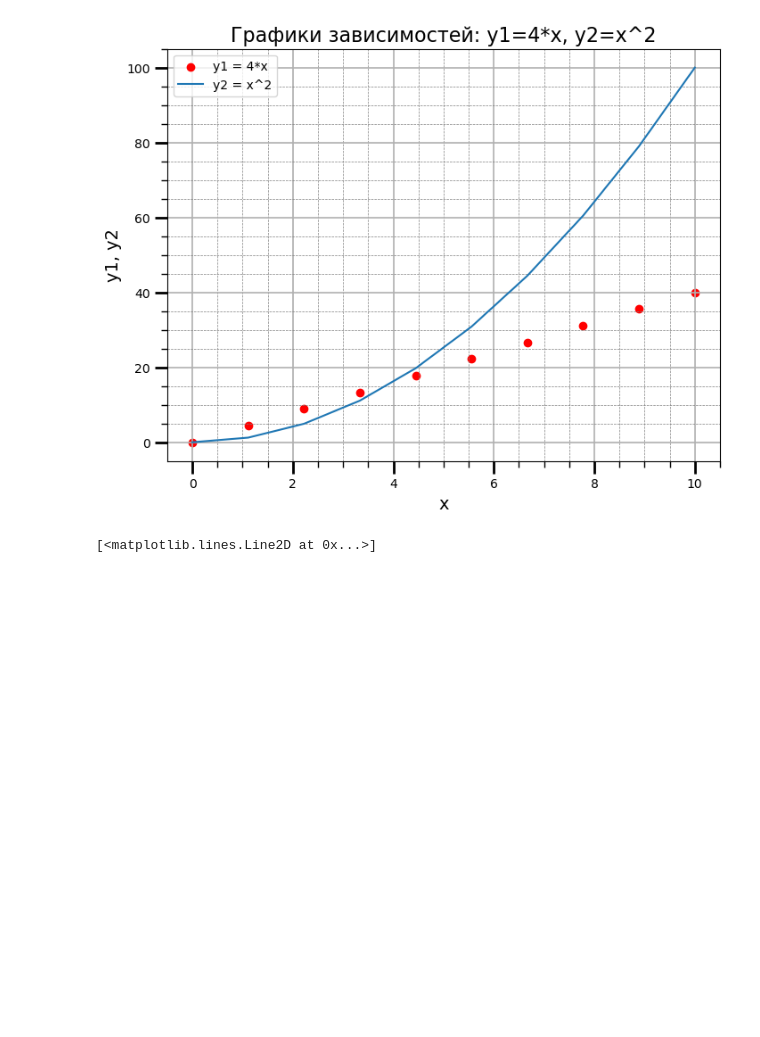
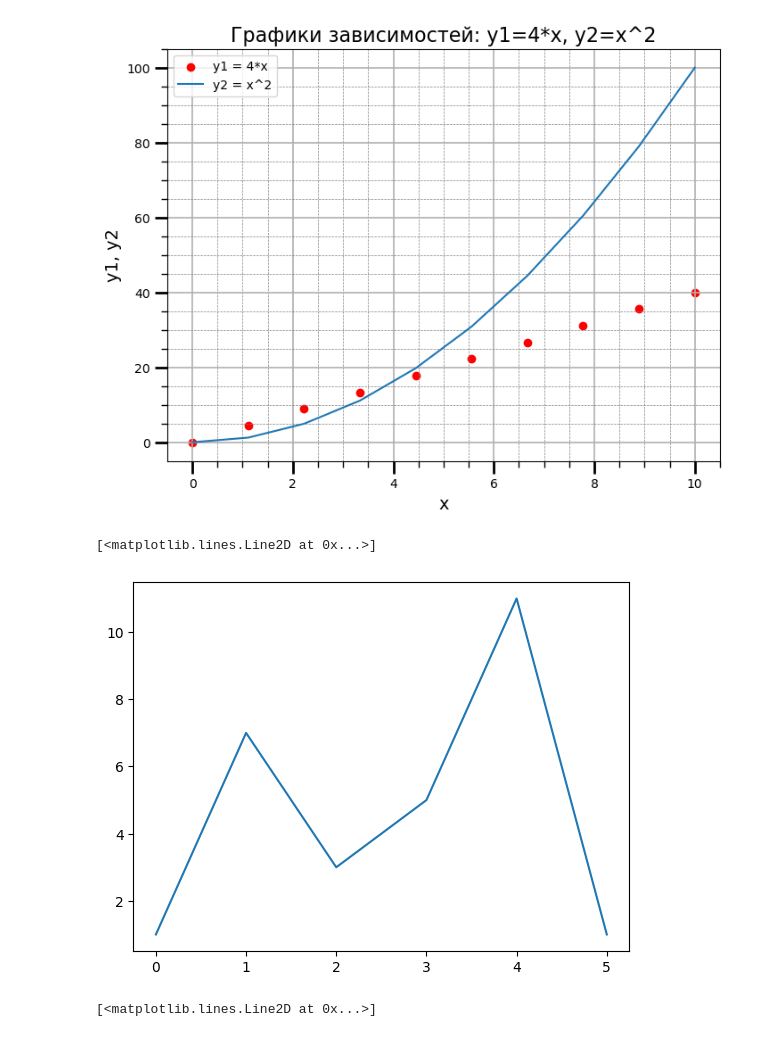
Before and after one commit to krutozavr1/TRO4, a Jupyter notebook: notebooks/examples.ipynb, the cells around one changed output. Cells and saved outputs as stored; diff of their text form; code cells hidden in the pictures; blank space fills up the shorter version.

```diff
--- a/notebooks/examples.ipynb
+++ b/notebooks/examples.ipynb
@@ -69,6 +71,11 @@ ax.tick_params(which='minor', length=5, width=1)
 plt.show()
 # %% [output]
 [figure]
+# %%
+plt.plot([1, 7, 3, 5, 11, 1])
+# %% [output]
+[<matplotlib.lines.Line2D at 0x...>]
+[figure, added]
 # %%
 plt.plot([1, 5, 10, 15, 20], [1, 7, 3, 5, 11])
 # %% [output]
```
Also changed, not shown: parts of 3 cells of this notebook.
